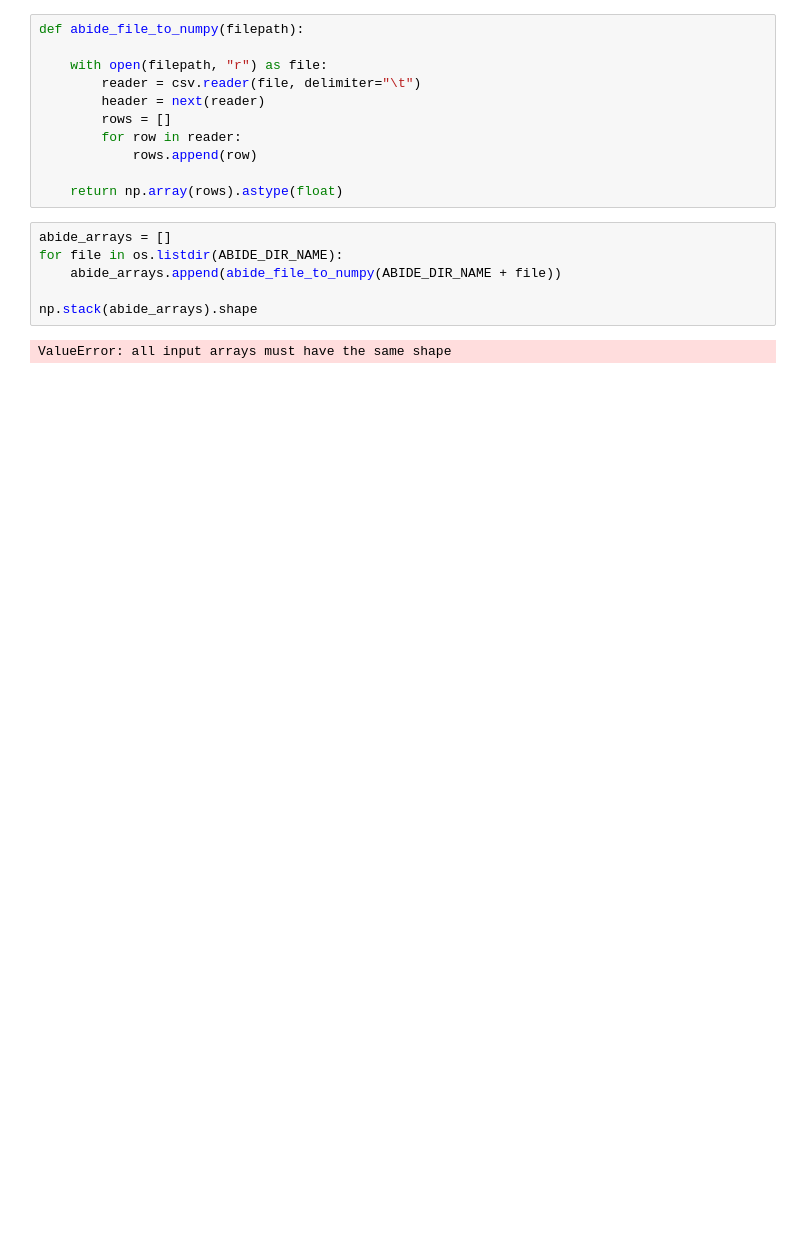
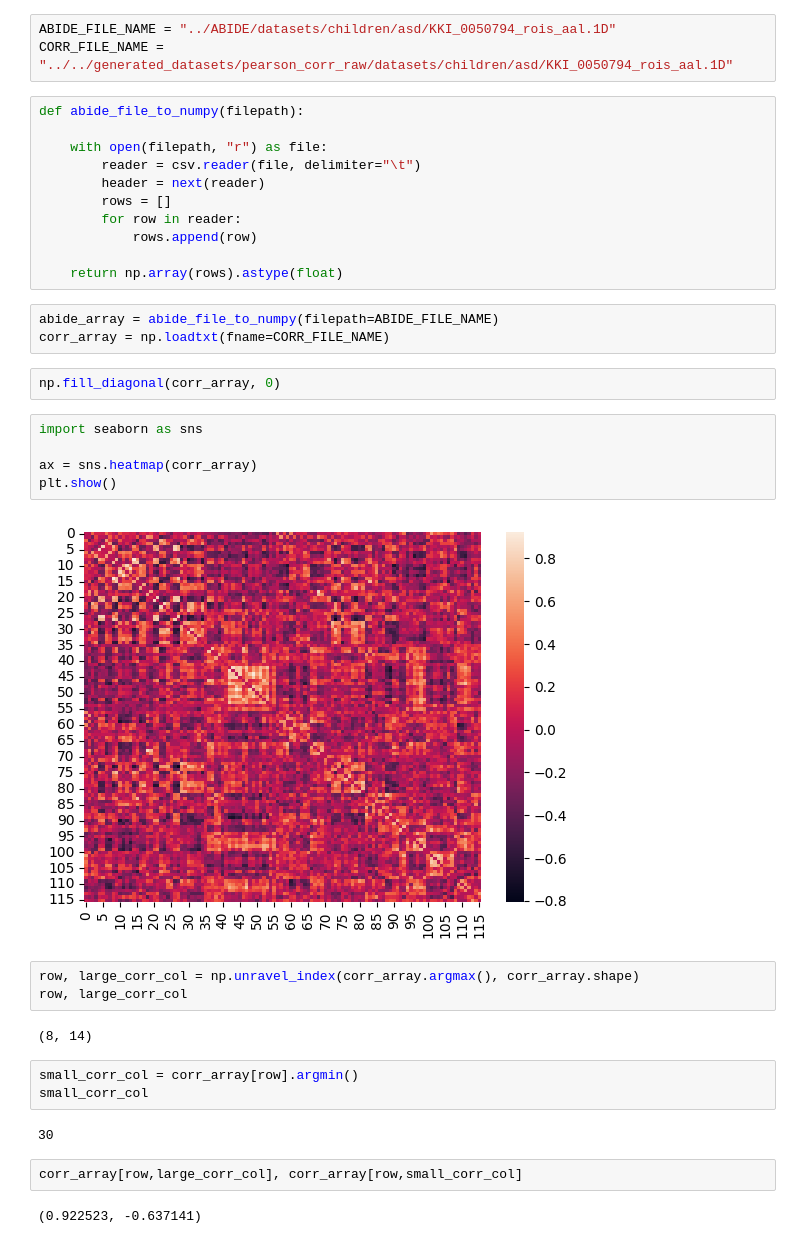
Before and after one commit to keanelekenns/brain-network-classification, a Jupyter notebook: scripts/process_abide_files.ipynb, the cells around one changed output. Saved outputs shown, nothing was run; the diff lists cells and outputs as text; blank space fills up the shorter version.

Commit message:
various updates: pipelines, ROI timeseries image, filter Nans from timeseries to corr matrices, optimize nested_cv

```diff
--- a/scripts/process_abide_files.ipynb
+++ b/scripts/process_abide_files.ipynb
@@ -8,3 +6,6 @@ ABIDE_DIR_NAME = "../ABIDE/Outputs/dparsf/nofilt_noglobal/rois_aal/"
+# %%
+ABIDE_FILE_NAME = "../ABIDE/datasets/children/asd/KKI_0050794_rois_aal.1D"
+CORR_FILE_NAME = "../../generated_datasets/pearson_corr_raw/datasets/children/asd/KKI_0050794_rois_aal.1D"
 # %%
 def abide_file_to_numpy(filepath):
 
@@ -16,11 +17,29 @@ def abide_file_to_numpy(filepath):
             rows.append(row)
 
     return np.array(rows).astype(float)
-# %%
-abide_arrays = []
-for file in os.listdir(ABIDE_DIR_NAME):
-    abide_arrays.append(abide_file_to_numpy(ABIDE_DIR_NAME + file))
-
-np.stack(abide_arrays).shape
-# %% [output]
-ValueError: all input arrays must have the same shape
+# %%
+abide_array = abide_file_to_numpy(filepath=ABIDE_FILE_NAME)
+corr_array = np.loadtxt(fname=CORR_FILE_NAME)
+# %%
+np.fill_diagonal(corr_array, 0)
+# %%
+import seaborn as sns
+
+ax = sns.heatmap(corr_array)
+plt.show()
+# %% [output]
+[figure, added]
+# %%
+row, large_corr_col = np.unravel_index(corr_array.argmax(), corr_array.shape)
+row, large_corr_col
+# %% [output]
+(8, 14)
+# %%
+small_corr_col = corr_array[row].argmin()
+small_corr_col
+# %% [output]
+30
+# %%
+corr_array[row,large_corr_col], corr_array[row,small_corr_col]
+# %% [output]
+(0.922523, -0.637141)
```
Also changed, not shown: parts of 7 cells of this notebook, 4 other files.
